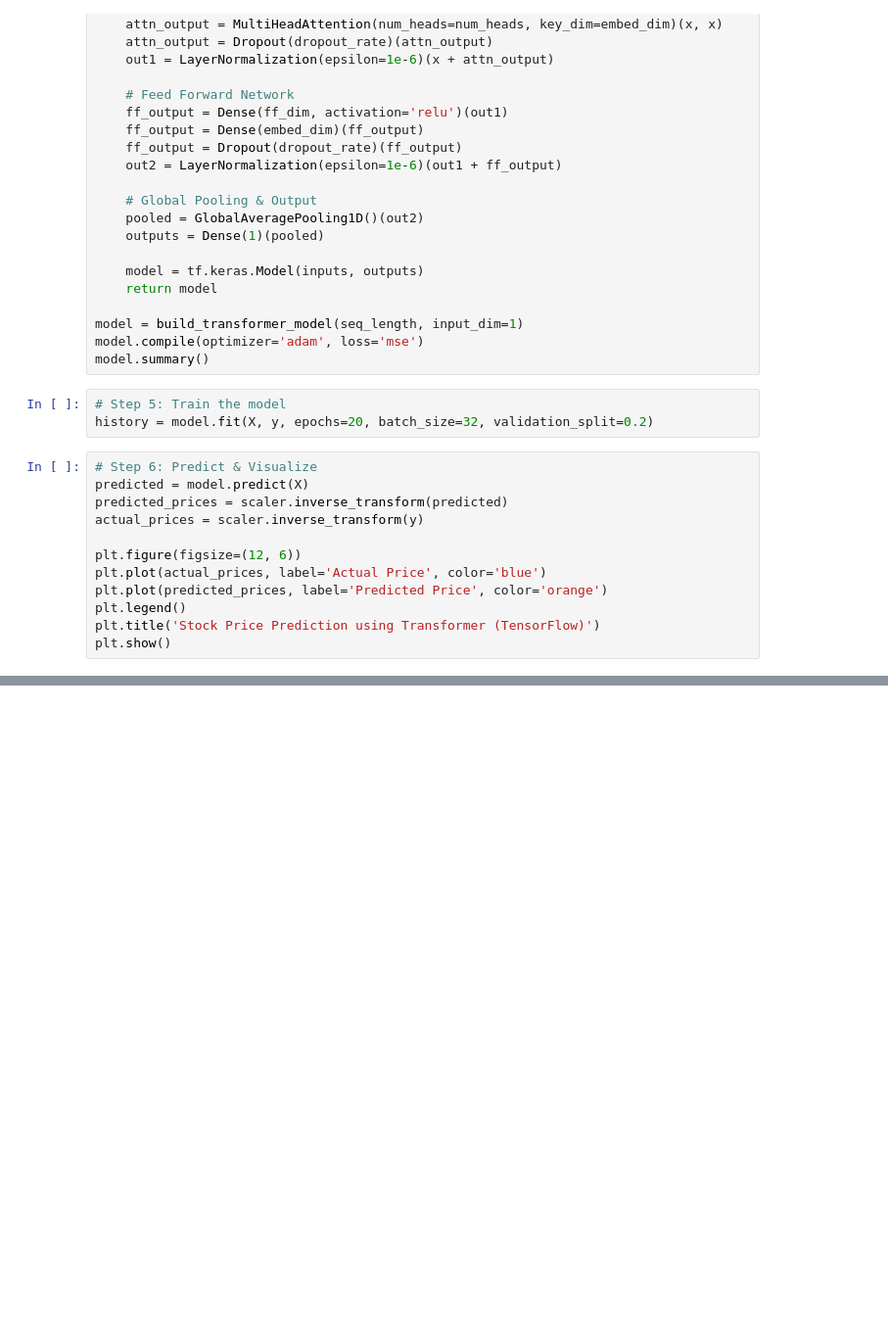
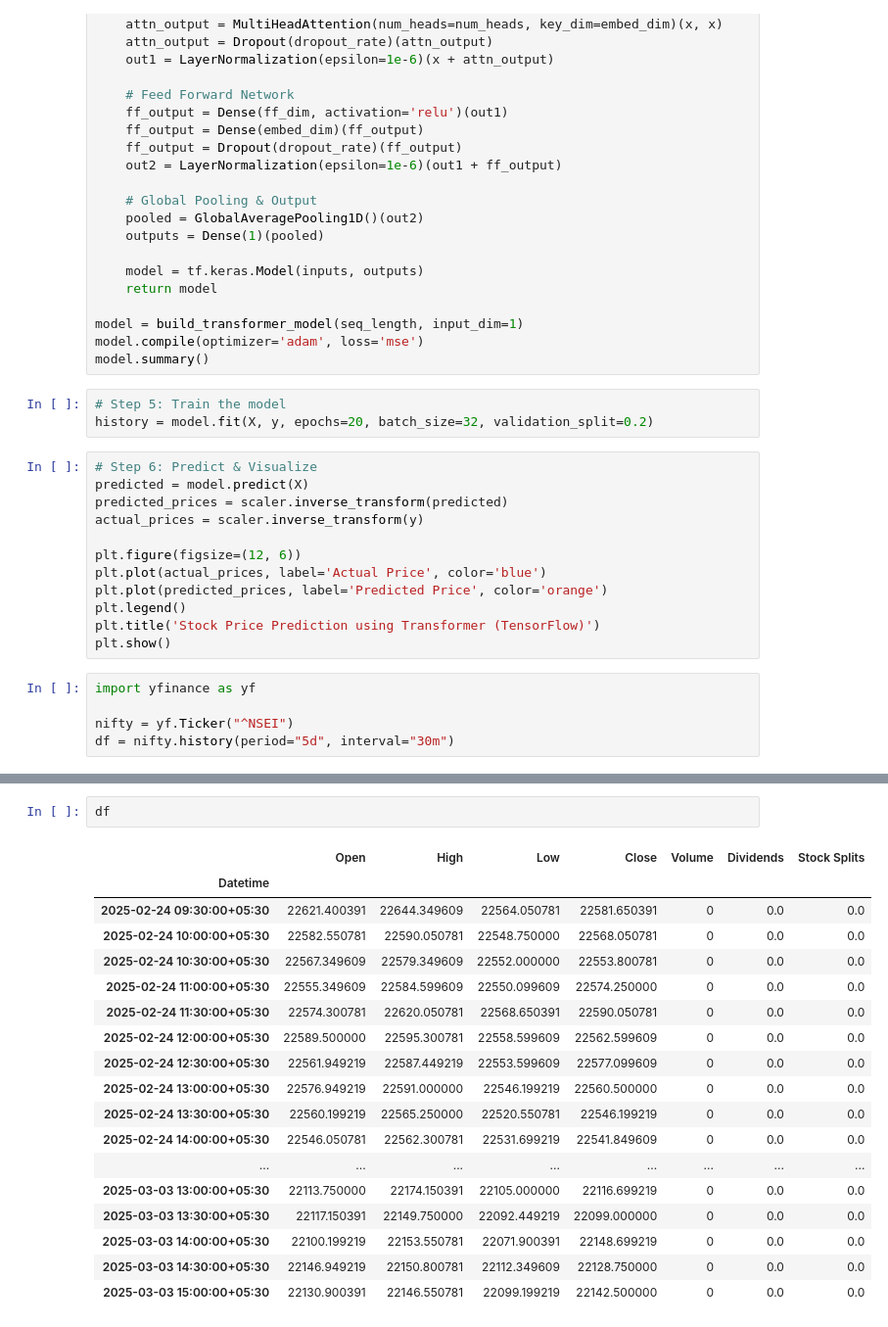
Before and after one commit to ayushkushwaha240/Sem-8-final-project, a Jupyter notebook: notebook.ipynb, the cells around one changed output, grey strips where cells are left out. Shown: that part at 98% size. Drawn from its saved outputs; the diff is of its cells as text; blank space fills up the shorter version.

```diff
--- a/notebook.ipynb
+++ b/notebook.ipynb
@@ -69,3 +69,8 @@ plt.plot(predicted_prices, label='Predicted Price', color='orange')
 plt.legend()
 plt.title('Stock Price Prediction using Transformer (TensorFlow)')
 plt.show()
+# %%
+import yfinance as yf
+
+nifty = yf.Ticker("^NSEI")
+df = nifty.history(period="5d", interval="30m")
@@ -71,0 +95,21 @@ plt.show()
+# %%
+df
+# %% [output]
+|  | Open | High | Low | Close | Volume | Dividends | Stock Splits |
+| Datetime |  |  |  |  |  |  |  |
+| 2025-02-24 09:30:00+05:30 | 22621.400391 | 22644.349609 | 22564.050781 | 22581.650391 | 0 | 0.0 | 0.0 |
+| 2025-02-24 10:00:00+05:30 | 22582.550781 | 22590.050781 | 22548.750000 | 22568.050781 | 0 | 0.0 | 0.0 |
+| 2025-02-24 10:30:00+05:30 | 22567.349609 | 22579.349609 | 22552.000000 | 22553.800781 | 0 | 0.0 | 0.0 |
+| 2025-02-24 11:00:00+05:30 | 22555.349609 | 22584.599609 | 22550.099609 | 22574.250000 | 0 | 0.0 | 0.0 |
+| 2025-02-24 11:30:00+05:30 | 22574.300781 | 22620.050781 | 22568.650391 | 22590.050781 | 0 | 0.0 | 0.0 |
+| 2025-02-24 12:00:00+05:30 | 22589.500000 | 22595.300781 | 22558.599609 | 22562.599609 | 0 | 0.0 | 0.0 |
+| 2025-02-24 12:30:00+05:30 | 22561.949219 | 22587.449219 | 22553.599609 | 22577.099609 | 0 | 0.0 | 0.0 |
+| 2025-02-24 13:00:00+05:30 | 22576.949219 | 22591.000000 | 22546.199219 | 22560.500000 | 0 | 0.0 | 0.0 |
+| 2025-02-24 13:30:00+05:30 | 22560.199219 | 22565.250000 | 22520.550781 | 22546.199219 | 0 | 0.0 | 0.0 |
+| 2025-02-24 14:00:00+05:30 | 22546.050781 | 22562.300781 | 22531.699219 | 22541.849609 | 0 | 0.0 | 0.0 |
+| ... | ... | ... | ... | ... | ... | ... | ... |
+| 2025-03-03 13:00:00+05:30 | 22113.750000 | 22174.150391 | 22105.000000 | 22116.699219 | 0 | 0.0 | 0.0 |
+| 2025-03-03 13:30:00+05:30 | 22117.150391 | 22149.750000 | 22092.449219 | 22099.000000 | 0 | 0.0 | 0.0 |
+| 2025-03-03 14:00:00+05:30 | 22100.199219 | 22153.550781 | 22071.900391 | 22148.699219 | 0 | 0.0 | 0.0 |
+| 2025-03-03 14:30:00+05:30 | 22146.949219 | 22150.800781 | 22112.349609 | 22128.750000 | 0 | 0.0 | 0.0 |
+| 2025-03-03 15:00:00+05:30 | 22130.900391 | 22146.550781 | 22099.199219 | 22142.500000 | 0 | 0.0 | 0.0 |
```
Also changed, not shown: parts of 3 cells of this notebook.
